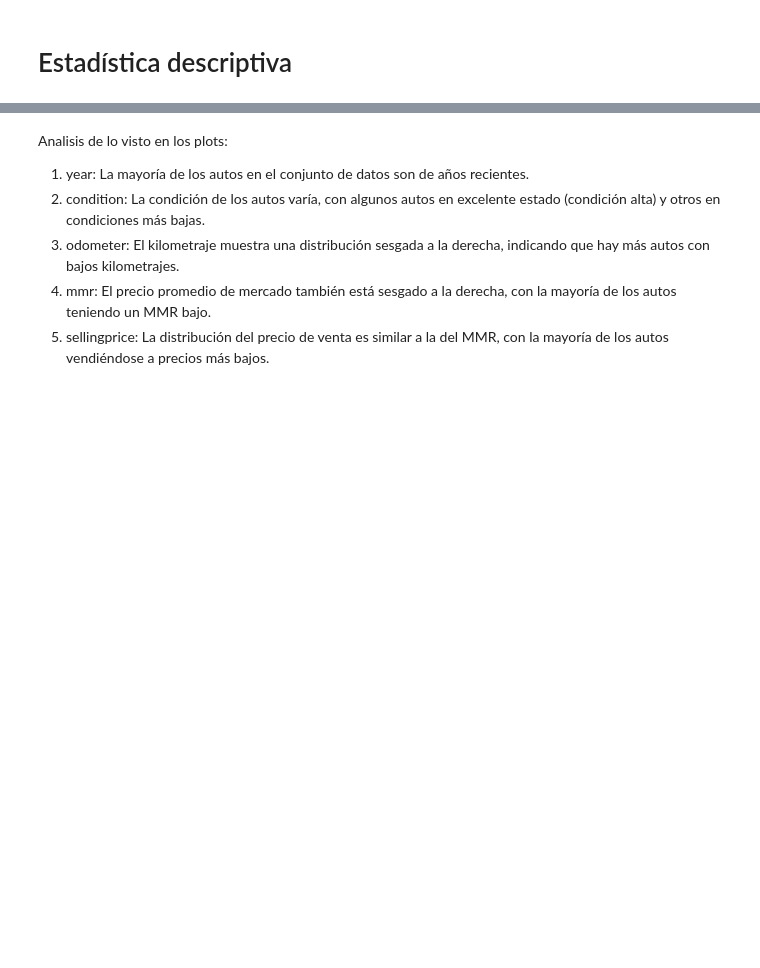
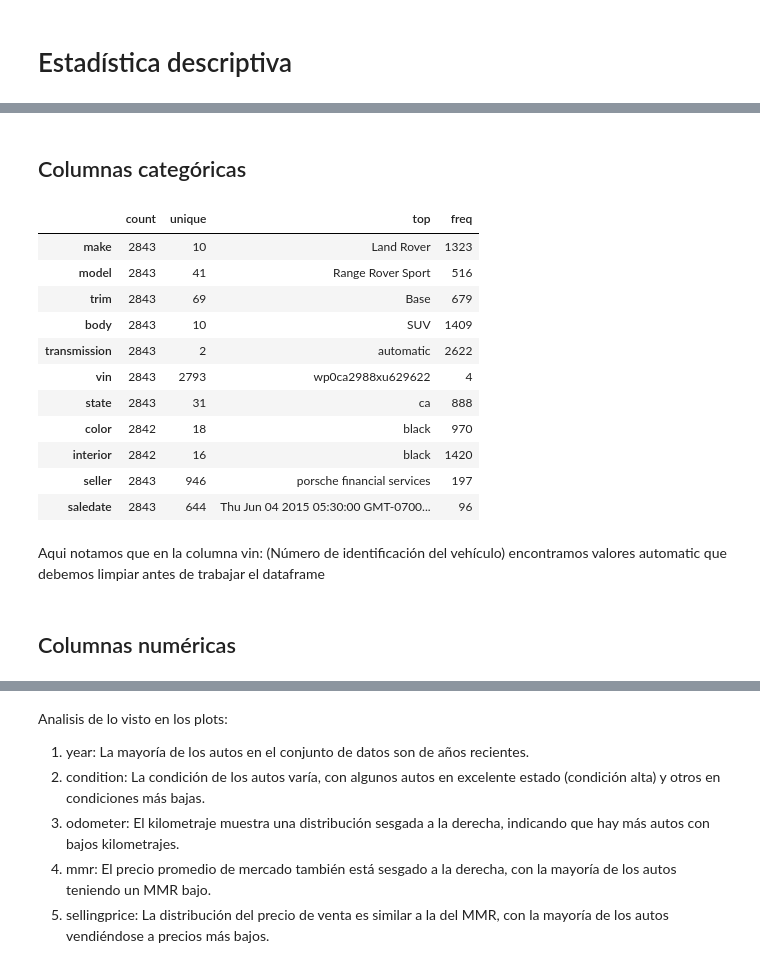
Before and after one commit to maxidom99/DataScience-CoderHouse, a Jupyter notebook: project.ipynb, the cells around one changed output, grey strips where cells are left out. Drawn from its saved outputs; the diff is of its cells as text; code cells hidden in the pictures; blank space fills up the shorter version.

```diff
--- a/project.ipynb
+++ b/project.ipynb
@@ -71,0 +74,21 @@ El dataset elegido cuenta con 558837 filas y 16 columnas, de las cuales 11 (once
+# %% [markdown]
+## Columnas categóricas
+# %%
+df.describe(include = 'object').T
+# %% [output]
+|  | count | unique | top | freq |
+| make | 2843 | 10 | Land Rover | 1323 |
+| model | 2843 | 41 | Range Rover Sport | 516 |
+| trim | 2843 | 69 | Base | 679 |
+| body | 2843 | 10 | SUV | 1409 |
+| transmission | 2843 | 2 | automatic | 2622 |
+| vin | 2843 | 2793 | wp0ca2988xu629622 | 4 |
+| state | 2843 | 31 | ca | 888 |
+| color | 2842 | 18 | black | 970 |
+| interior | 2842 | 16 | black | 1420 |
+| seller | 2843 | 946 | porsche financial services | 197 |
+| saledate | 2843 | 644 | Thu Jun 04 2015 05:30:00 GMT-0700... | 96 |
+# %% [markdown]
+Aqui notamos que en la columna vin: (Número de identificación del vehículo) encontramos valores automatic que debemos limpiar antes de trabajar el dataframe
+# %% [markdown]
+## Columnas numéricas
```
Also changed, not shown: parts of 18 cells of this notebook, 4 other files.
